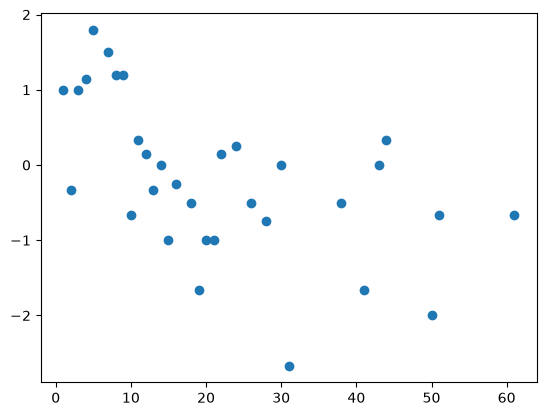
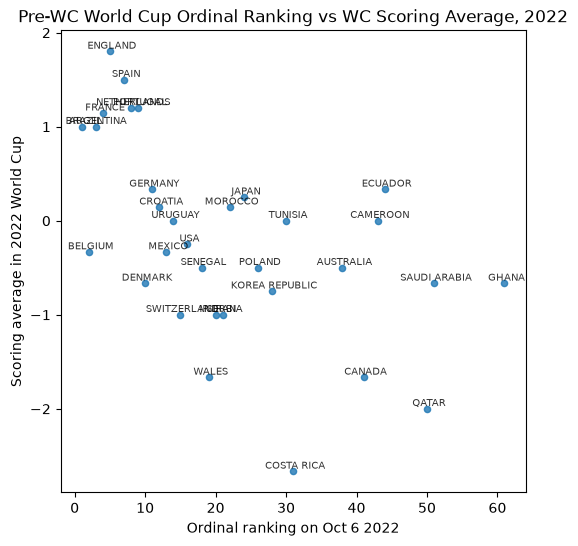
The change to this notebook cell's code, shown as a diff; its figure went from the first image to the second:
--- before
+++ after
@@ -1 +1,9 @@
-plt.scatter(ranking_list, score_average)
+fig, ax = plt.subplots(figsize=(6,6))
+ax.scatter(ranking_list, score_average, s=20, alpha = 0.8)
+for i in range(len(edited_teams)):
+    ax.annotate(edited_teams[i], xy=(ranking_list[i], score_average[i]), xytext=(1.5,2.0),
+                ha='center', textcoords='offset points', size=7, alpha=0.8)
+ax.set_xlabel('Ordinal ranking on Oct 6 2022')
+ax.set_ylabel('Scoring average in 2022 World Cup')
+ax.set_title('Pre-WC World Cup Ordinal Ranking vs WC Scoring Average, 2022')
+plt.show()

Commit: Additional exploration of 2022 rankings vs 2022 WC results